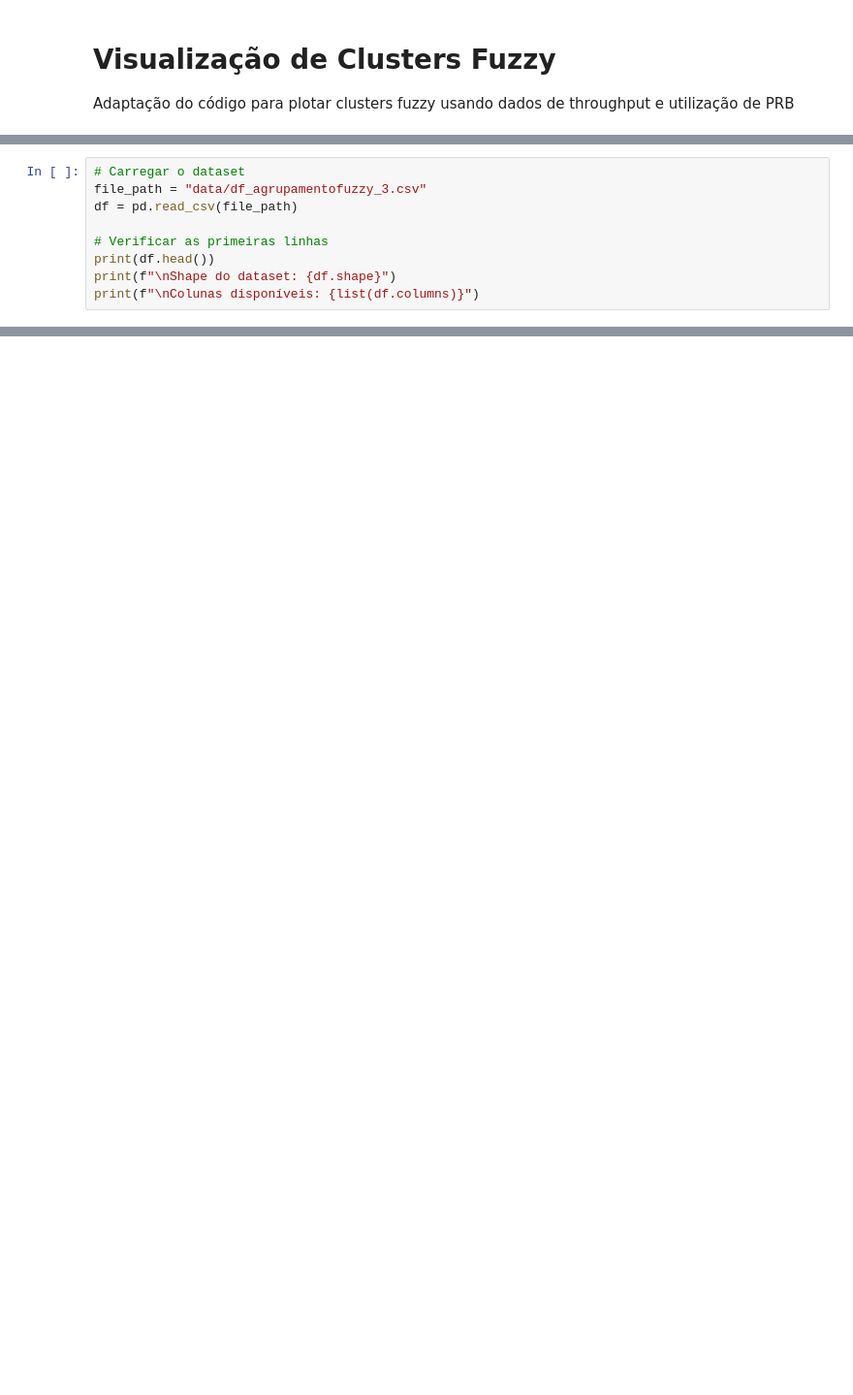
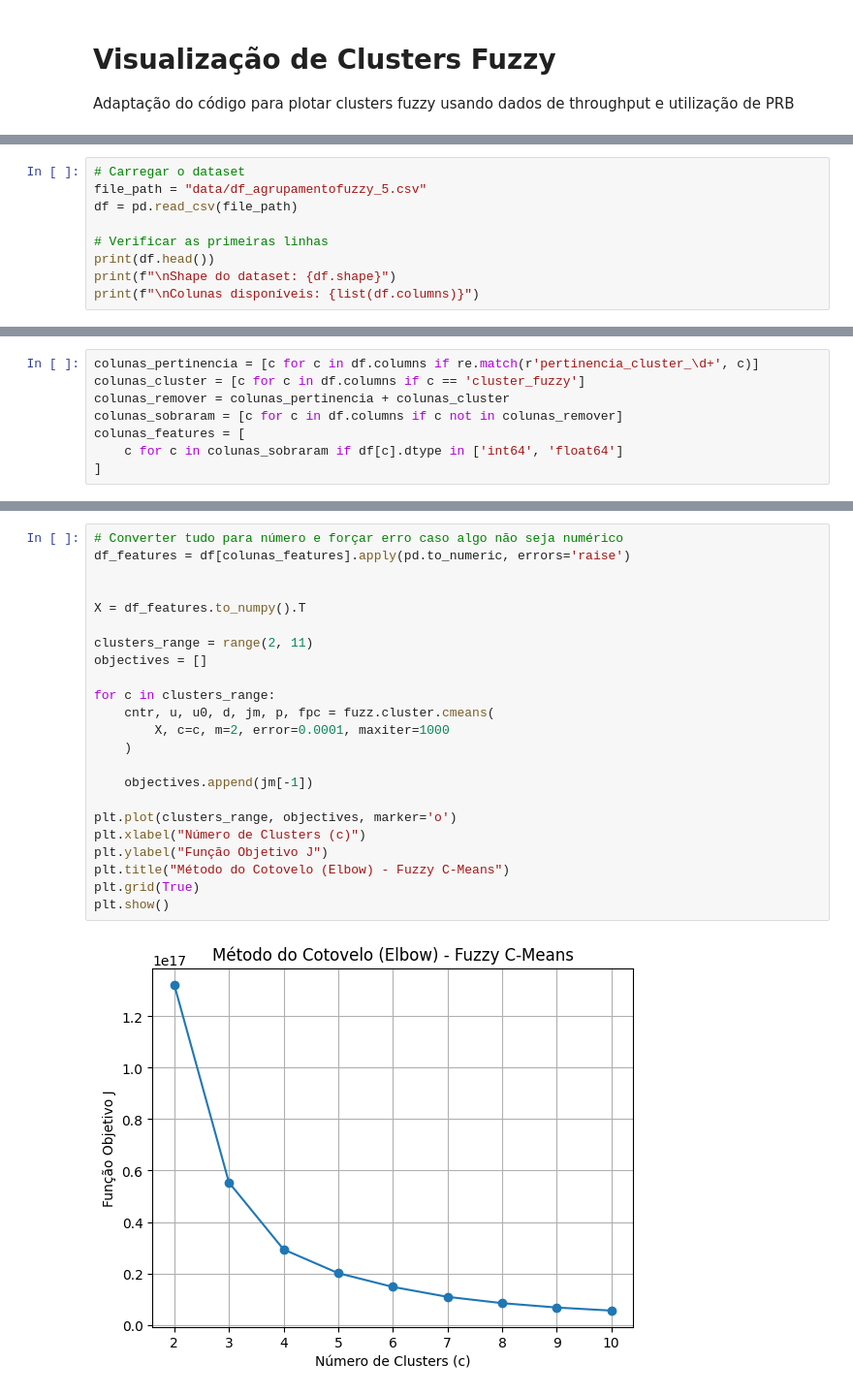
Before and after one commit to BrunoWolf03/TCC-TIM, a Jupyter notebook: analise_cluster.ipynb, the cells around one changed output, grey strips where cells are left out. Shown: that part at 97% size. Cells and saved outputs as stored; diff of their text form; blank space fills up the shorter version.

Commit message:
avaliação clusters

```diff
--- a/analise_cluster.ipynb
+++ b/analise_cluster.ipynb
@@ -10,6 +13,6 @@ import numpy as np
 # %%
 # Carregar o dataset
-file_path = "data/df_agrupamentofuzzy_3.csv"
+file_path = "data/df_agrupamentofuzzy_5.csv"
 df = pd.read_csv(file_path)
 
 # Verificar as primeiras linhas
@@ -57,3 +40,11 @@ Valores únicos de 'cluster_fuzzy': [np.int64(0), np.int64(1), np.int64(2)]
+# %%
+colunas_pertinencia = [c for c in df.columns if re.match(r'pertinencia_cluster_\d+', c)]
+colunas_cluster = [c for c in df.columns if c == 'cluster_fuzzy']
+colunas_remover = colunas_pertinencia + colunas_cluster
+colunas_sobraram = [c for c in df.columns if c not in colunas_remover]
+colunas_features = [
+    c for c in colunas_sobraram if df[c].dtype in ['int64', 'float64']
+]
 # %%
 cluster_col = "cluster_fuzzy"
 
@@ -70 +63,26 @@ cluster_fuzzy
 Name: count, dtype: int64
+# %%
+# Converter tudo para número e forçar erro caso algo não seja numérico
+df_features = df[colunas_features].apply(pd.to_numeric, errors='raise')
+
+
+X = df_features.to_numpy().T
+
+clusters_range = range(2, 11)
+objectives = []
+
+for c in clusters_range:
+    cntr, u, u0, d, jm, p, fpc = fuzz.cluster.cmeans(
+        X, c=c, m=2, error=0.0001, maxiter=1000
+    )
+
+    objectives.append(jm[-1])
+
+plt.plot(clusters_range, objectives, marker='o')
+plt.xlabel("Número de Clusters (c)")
+plt.ylabel("Função Objetivo J")
+plt.title("Método do Cotovelo (Elbow) - Fuzzy C-Means")
+plt.grid(True)
+plt.show()
+# %% [output]
+[figure, added]
```
Also changed, not shown: parts of 7 cells of this notebook, 4 other files.
